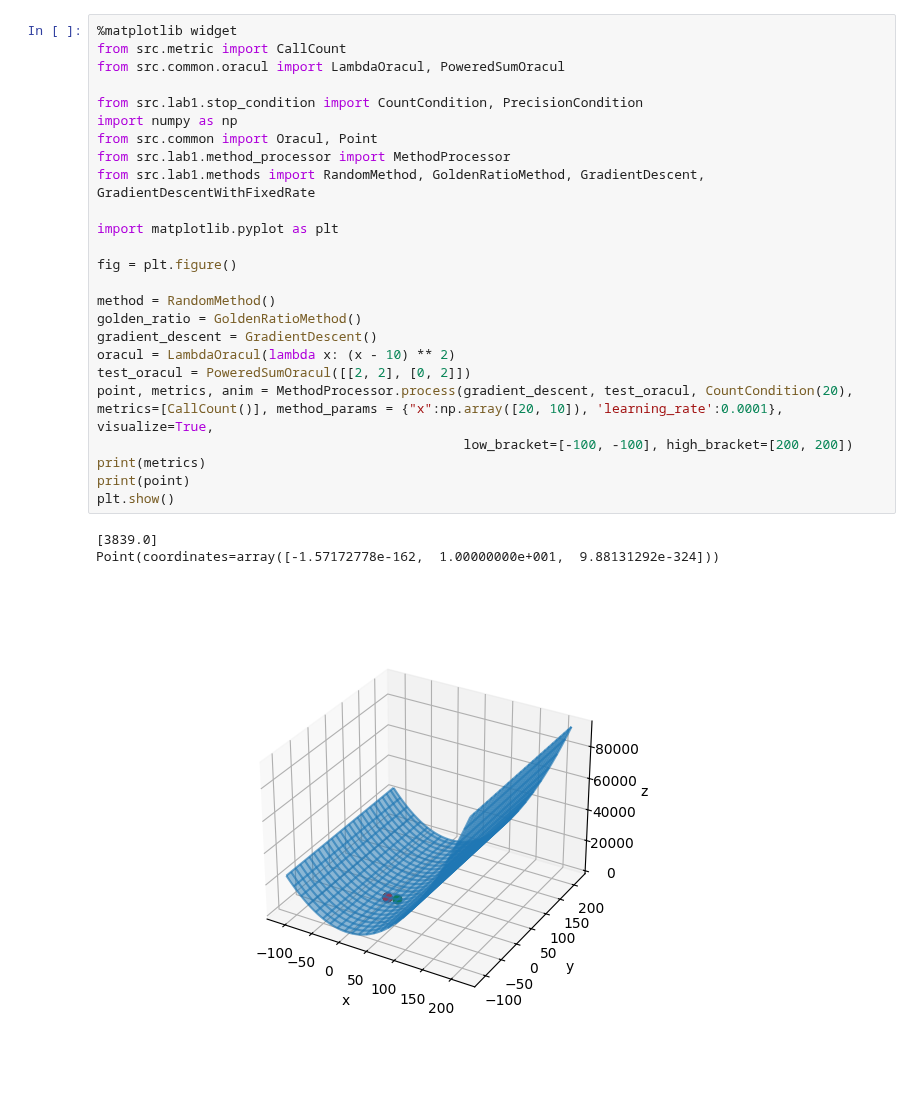
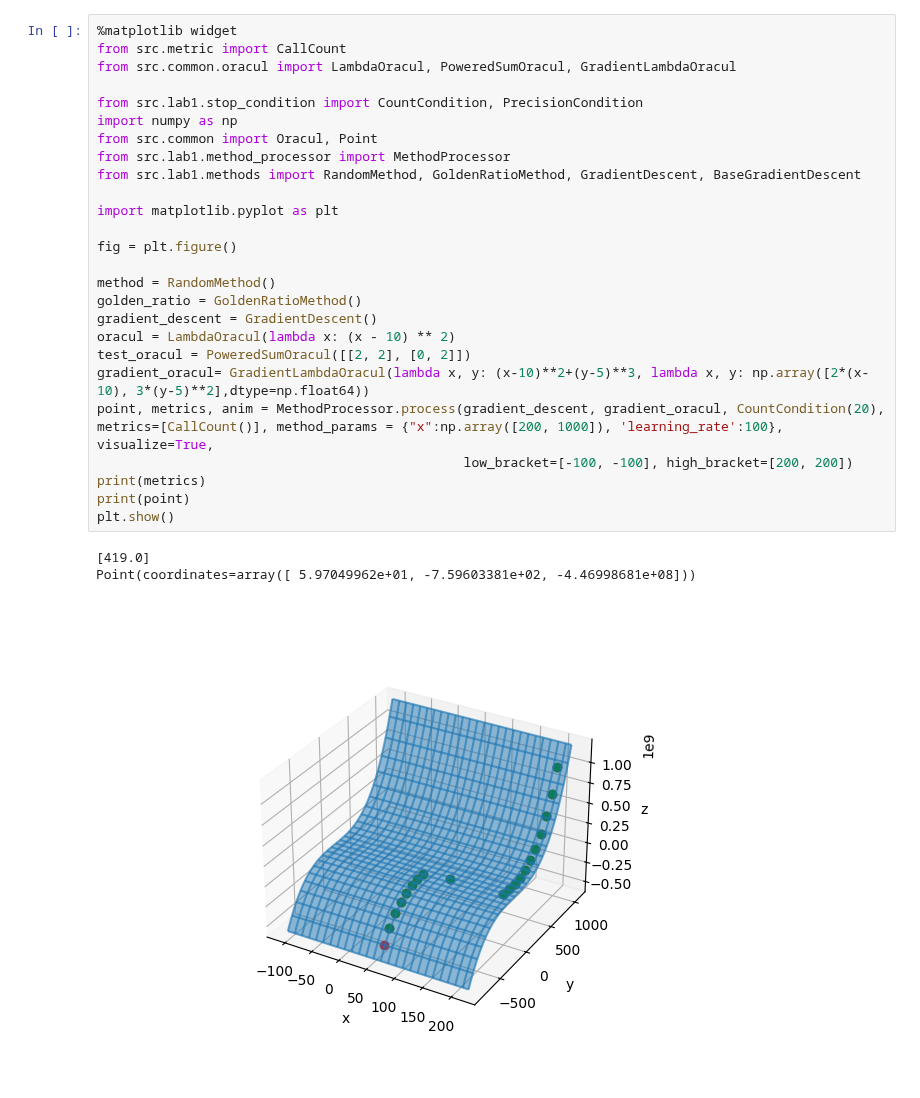
Before and after one commit to Skorniakov-Leonid/Methods-of-optimization, a Jupyter notebook: presentation/lab-1/test.ipynb, the cells around one changed output. Drawn from its saved outputs; the diff is of its cells as text.

Commit message:
GradientDescents improved

```diff
--- a/presentation/lab-1/test.ipynb
+++ b/presentation/lab-1/test.ipynb
@@ -1,30 +1,31 @@
 # %%
 %matplotlib widget
 from src.metric import CallCount
-from src.common.oracul import LambdaOracul, PoweredSumOracul
+from src.common.oracul import LambdaOracul, PoweredSumOracul, GradientLambdaOracul
 
 from src.lab1.stop_condition import CountCondition, PrecisionCondition
 import numpy as np
 from src.common import Oracul, Point
 from src.lab1.method_processor import MethodProcessor
-from src.lab1.methods import RandomMethod, GoldenRatioMethod, GradientDescent, GradientDescentWithFixedRate
+from src.lab1.methods import RandomMethod, GoldenRatioMethod, GradientDescent, BaseGradientDescent
 
 import matplotlib.pyplot as plt
 
 fig = plt.figure()
 
 method = RandomMethod()
 golden_ratio = GoldenRatioMethod()
 gradient_descent = GradientDescent()
 oracul = LambdaOracul(lambda x: (x - 10) ** 2)
 test_oracul = PoweredSumOracul([[2, 2], [0, 2]])
-point, metrics, anim = MethodProcessor.process(gradient_descent, test_oracul, CountCondition(20), metrics=[CallCount()], method_params = {"x":np.array([20, 10]), 'learning_rate':0.0001}, visualize=True,
+gradient_oracul= GradientLambdaOracul(lambda x, y: (x-10)**2+(y-5)**3, lambda x, y: np.array([2*(x-10), 3*(y-5)**2],dtype=np.float64))
+point, metrics, anim = MethodProcessor.process(gradient_descent, gradient_oracul, CountCondition(20), metrics=[CallCount()], method_params = {"x":np.array([200, 1000]), 'learning_rate':100}, visualize=True,
                                                low_bracket=[-100, -100], high_bracket=[200, 200])
 print(metrics)
 print(point)
 plt.show()
 # %% [output]
-[3839.0]
-Point(coordinates=array([-1.57172778e-162,  1.00000000e+001,  9.88131292e-324]))
+[419.0]
+Point(coordinates=array([ 5.97049962e+01, -7.59603381e+02, -4.46998681e+08]))
-[figure, old version]
+[figure, new version]
 [figure]
```
Also changed, not shown: 1 other file.
